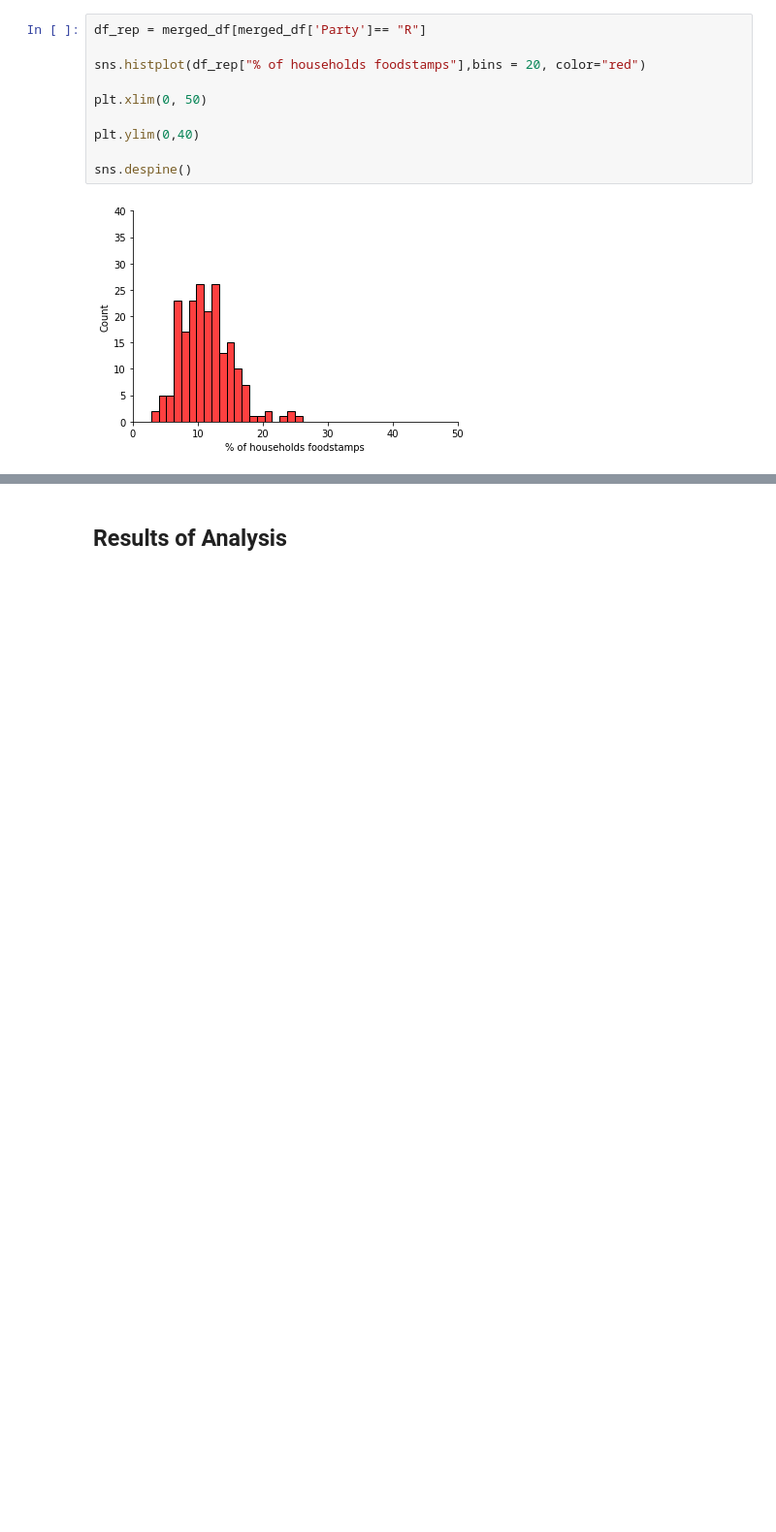
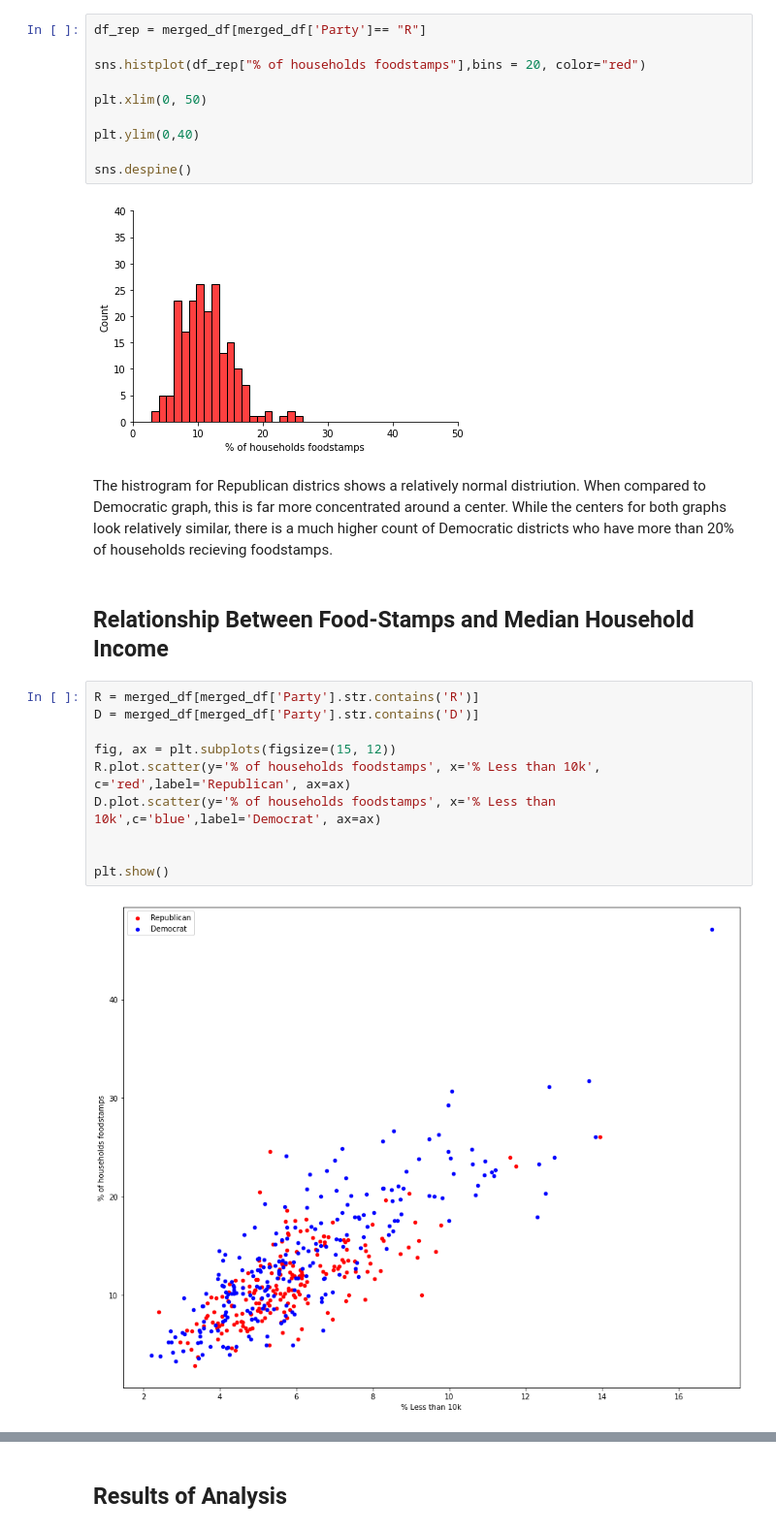
Before and after one commit to bdesgarennes/Analytics, a Jupyter notebook: Notebook_Proj.ipynb, the cells around one changed output, grey strips where cells are left out. Shown at 97% size. Drawn from its saved outputs; the diff is of its cells as text; blank space fills up the shorter version.

```diff
--- a/Notebook_Proj.ipynb
+++ b/Notebook_Proj.ipynb
@@ -245,3 +263,19 @@ plt.ylim(0,40)
 sns.despine()
 # %% [output]
 [figure]
+# %% [markdown]
+The histrogram for Republican districs shows a relatively normal distriution. When compared to Democratic graph, this is far more concentrated around a center. While the centers for both graphs look relatively similar, there is a much higher count of Democratic districts who have more than 20% of households recieving foodstamps.
+# %% [markdown]
+## Relationship Between Food-Stamps and Median Household Income
+# %%
+R = merged_df[merged_df['Party'].str.contains('R')]
+D = merged_df[merged_df['Party'].str.contains('D')]
+
+fig, ax = plt.subplots(figsize=(15, 12))
+R.plot.scatter(y='% of households foodstamps', x='% Less than 10k', c='red',label='Republican', ax=ax)
+D.plot.scatter(y='% of households foodstamps', x='% Less than 10k',c='blue',label='Democrat', ax=ax)
+
+
+plt.show()
+# %% [output]
+[figure, added]
```
Also changed, not shown: parts of 9 cells of this notebook.
